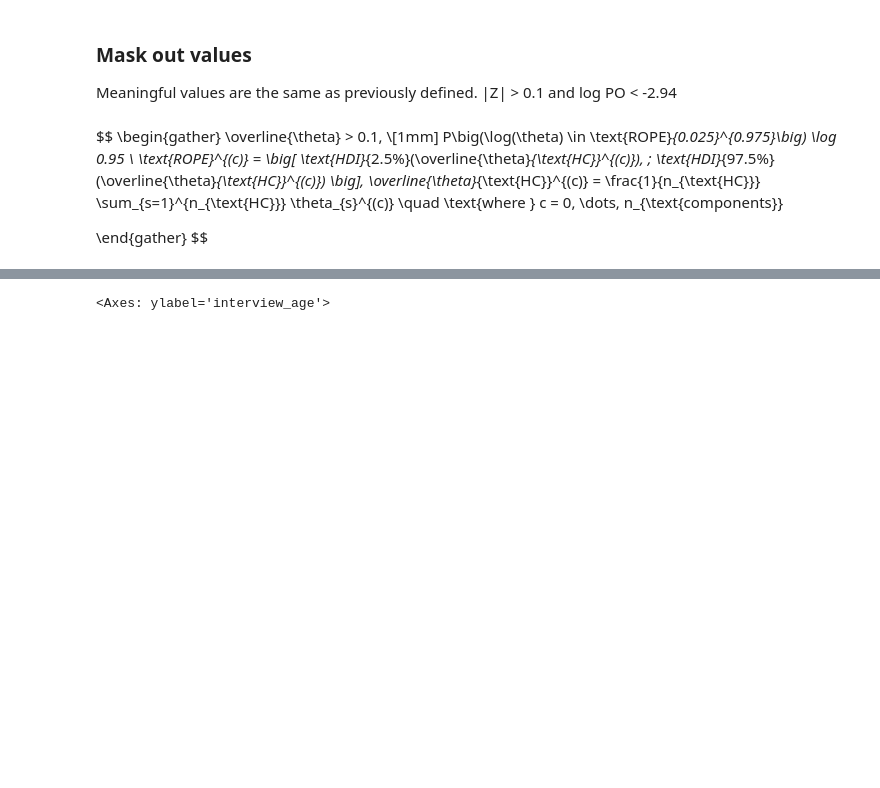
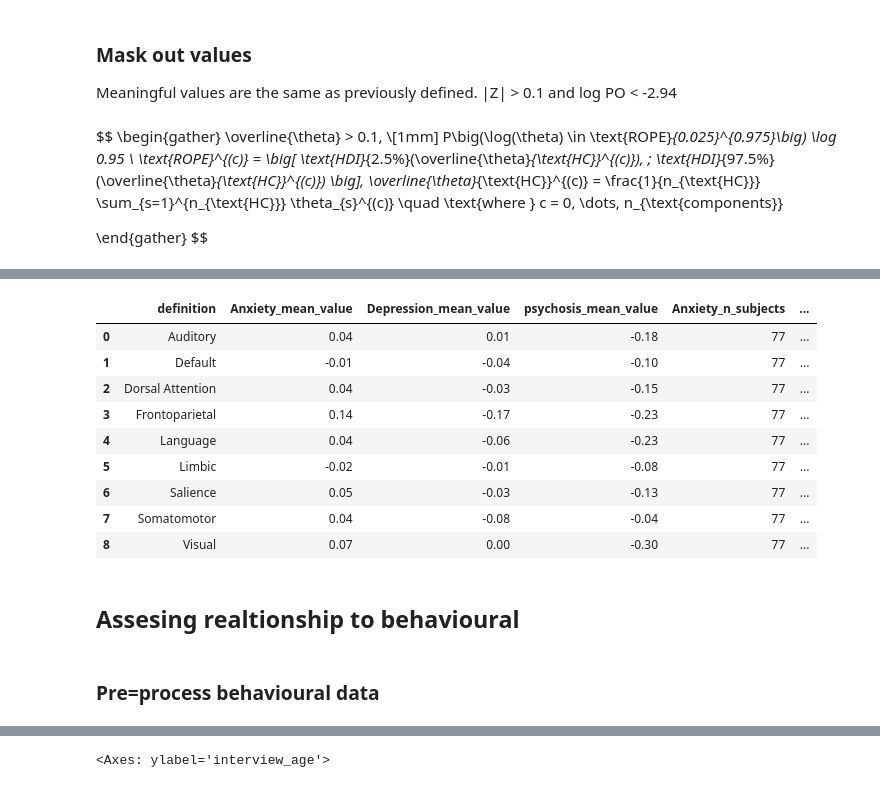
Before and after one commit to Daniel-Halls/nfact_idp, a Jupyter notebook: nfact_id/group_diff/exploring_differences.ipynb, the cells around one changed output, grey strips where cells are left out. Cells and saved outputs as stored; diff of their text form; code cells hidden in the pictures; blank space fills up the shorter version.

Commit message:
added in fa analysis behavioural

```diff
--- a/nfact_id/group_diff/exploring_differences.ipynb
+++ b/nfact_id/group_diff/exploring_differences.ipynb
@@ -731,0 +501,18 @@ print(tabulate([format_row(r) for r in wide_summary.values],
+# %%
+grey_sum = component_summary(g_component_df)
+grey_sum
+# %% [output]
+|  | definition | Anxiety_mean_value | Depression_mean_value | psychosis_mean_value | Anxiety_n_subjects | ... |
+| 0 | Auditory | 0.04 | 0.01 | -0.18 | 77 | ... |
+| 1 | Default | -0.01 | -0.04 | -0.10 | 77 | ... |
+| 2 | Dorsal Attention | 0.04 | -0.03 | -0.15 | 77 | ... |
+| 3 | Frontoparietal | 0.14 | -0.17 | -0.23 | 77 | ... |
+| 4 | Language | 0.04 | -0.06 | -0.23 | 77 | ... |
+| 5 | Limbic | -0.02 | -0.01 | -0.08 | 77 | ... |
+| 6 | Salience | 0.05 | -0.03 | -0.13 | 77 | ... |
+| 7 | Somatomotor | 0.04 | -0.08 | -0.04 | 77 | ... |
+| 8 | Visual | 0.07 | 0.00 | -0.30 | 77 | ... |
+# %% [markdown]
+## Assesing realtionship to behavioural
+# %% [markdown]
+### Pre=process behavioural data
```
Also changed, not shown: parts of 42 cells of this notebook, 12 other files.
